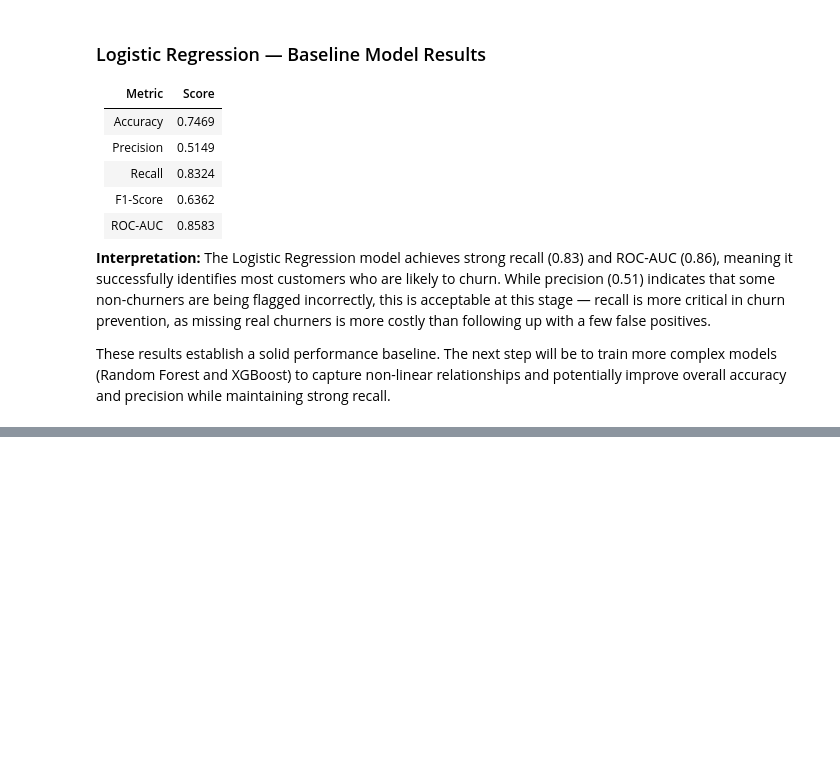
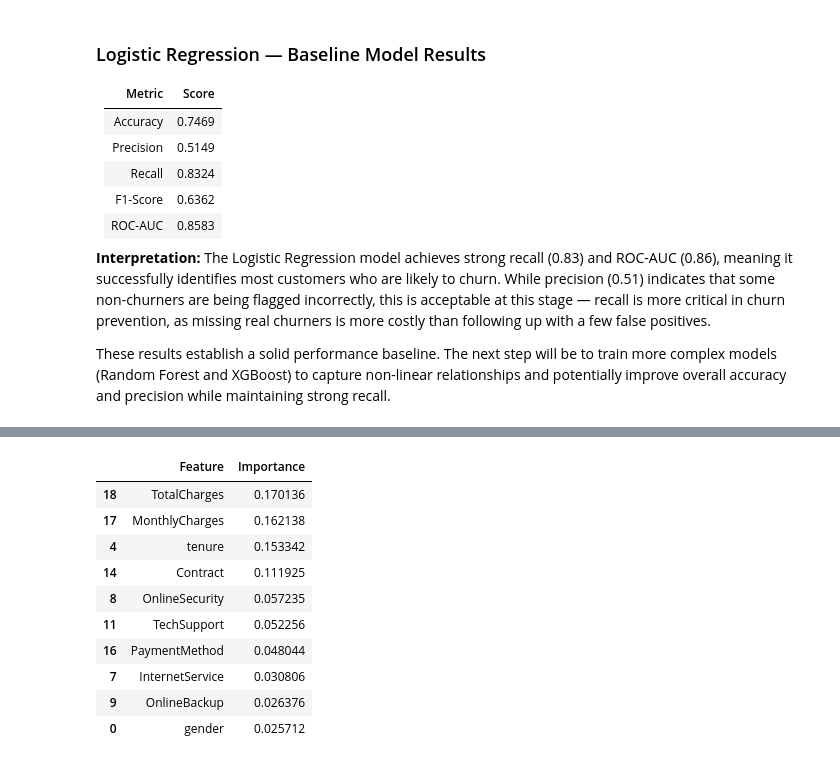
Before and after one commit to spraxx/churn-prediction-pipeline, a Jupyter notebook: notebooks/model_training.ipynb, the cells around one changed output, grey strips where cells are left out. Saved outputs shown, nothing was run; the diff lists cells and outputs as text; code cells hidden in the pictures; blank space fills up the shorter version.

```diff
--- a/notebooks/model_training.ipynb
+++ b/notebooks/model_training.ipynb
@@ -184,0 +235,19 @@ These results establish a solid performance baseline. The next step will be to t
+# %%
+feature_imp = pd.DataFrame({
+    'Feature': X_train.columns,
+    'Importance': rf.feature_importances_
+}).sort_values(by='Importance', ascending=False)
+
+feature_imp.head(10)
+# %% [output]
+|  | Feature | Importance |
+| 18 | TotalCharges | 0.170136 |
+| 17 | MonthlyCharges | 0.162138 |
+| 4 | tenure | 0.153342 |
+| 14 | Contract | 0.111925 |
+| 8 | OnlineSecurity | 0.057235 |
+| 11 | TechSupport | 0.052256 |
+| 16 | PaymentMethod | 0.048044 |
+| 7 | InternetService | 0.030806 |
+| 9 | OnlineBackup | 0.026376 |
+| 0 | gender | 0.025712 |
```
Also changed, not shown: parts of 16 cells of this notebook.
